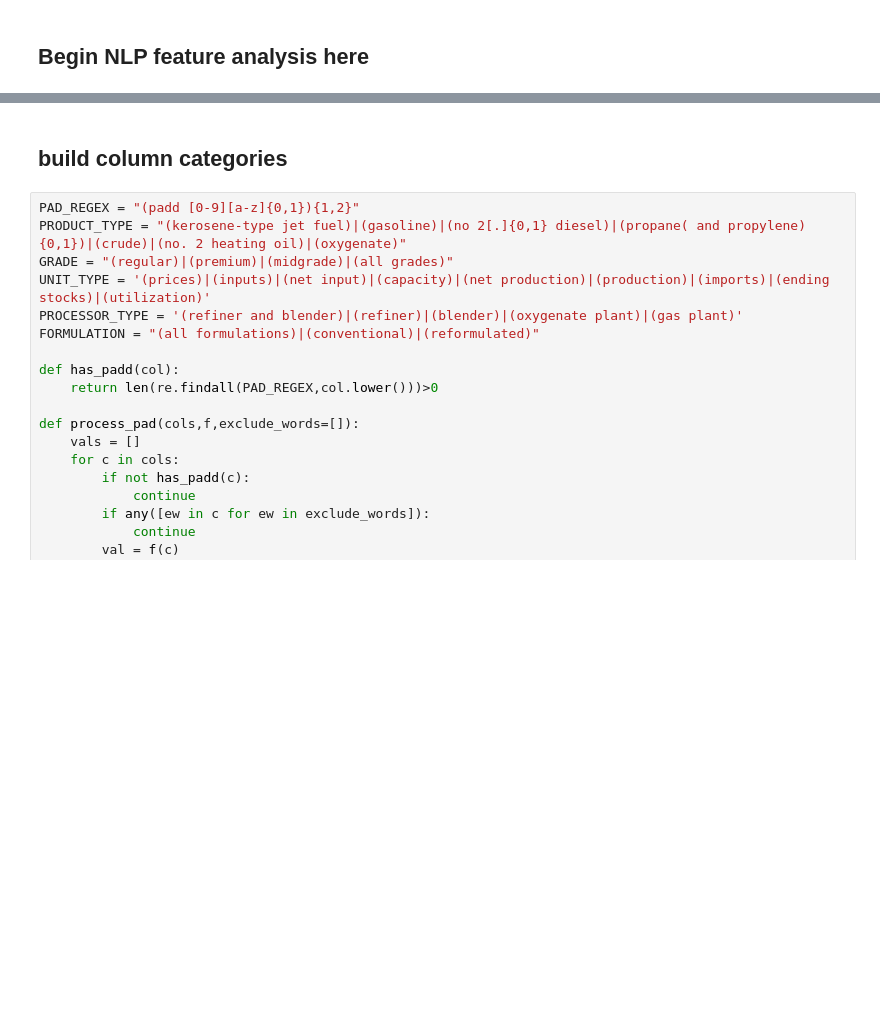
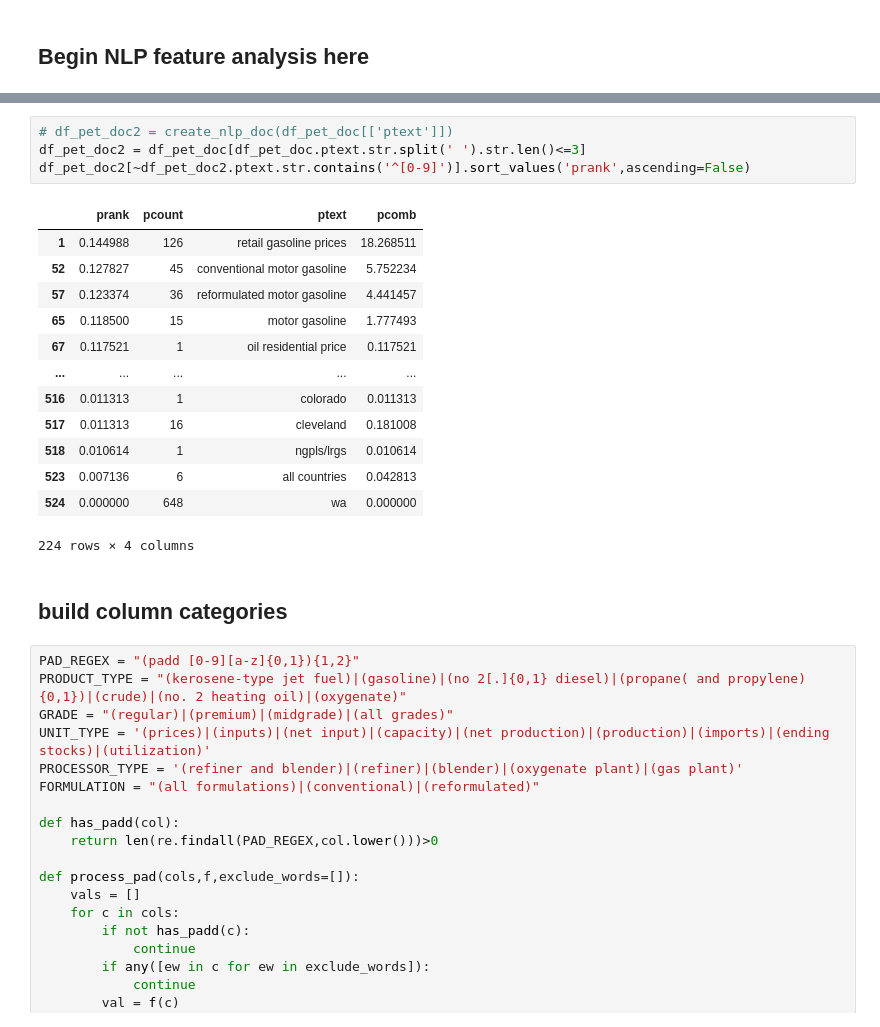
Before and after one commit to bgithub1/barchartacs, a Jupyter notebook: barchartacs/eia_download.ipynb, the cells around one changed output, grey strips where cells are left out. Cells and saved outputs as stored; diff of their text form; blank space fills up the shorter version.

```diff
--- a/barchartacs/eia_download.ipynb
+++ b/barchartacs/eia_download.ipynb
@@ -410,3 +249,21 @@ df_docs.sort_values('prank',ascending=False).head(50)
+# %%
+# df_pet_doc2 = create_nlp_doc(df_pet_doc[['ptext']])
+df_pet_doc2 = df_pet_doc[df_pet_doc.ptext.str.split(' ').str.len()<=3]
+df_pet_doc2[~df_pet_doc2.ptext.str.contains('^[0-9]')].sort_values('prank',ascending=False)
+# %% [output]
+|  | prank | pcount | ptext | pcomb |
+| 1 | 0.144988 | 126 | retail gasoline prices | 18.268511 |
+| 52 | 0.127827 | 45 | conventional motor gasoline | 5.752234 |
+| 57 | 0.123374 | 36 | reformulated motor gasoline | 4.441457 |
+| 65 | 0.118500 | 15 | motor gasoline | 1.777493 |
+| 67 | 0.117521 | 1 | oil residential price | 0.117521 |
+| ... | ... | ... | ... | ... |
+| 516 | 0.011313 | 1 | colorado | 0.011313 |
+| 517 | 0.011313 | 16 | cleveland | 0.181008 |
+| 518 | 0.010614 | 1 | ngpls/lrgs | 0.010614 |
+| 523 | 0.007136 | 6 | all countries | 0.042813 |
+| 524 | 0.000000 | 648 | wa | 0.000000 |
+224 rows × 4 columns
 # %% [markdown]
 ## build column categories
 # %%
```
Also changed, not shown: parts of 25 cells of this notebook, 1 other file.
